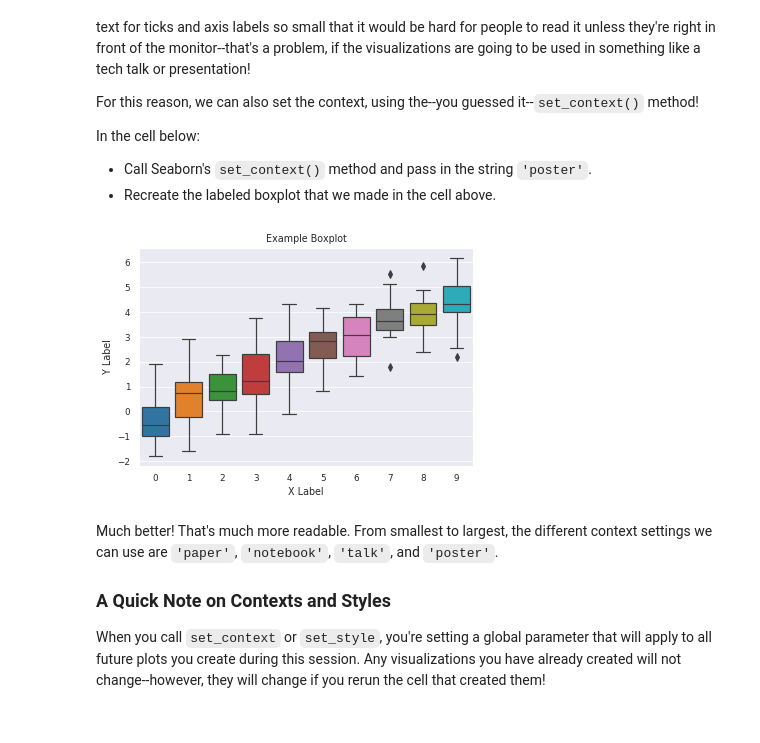
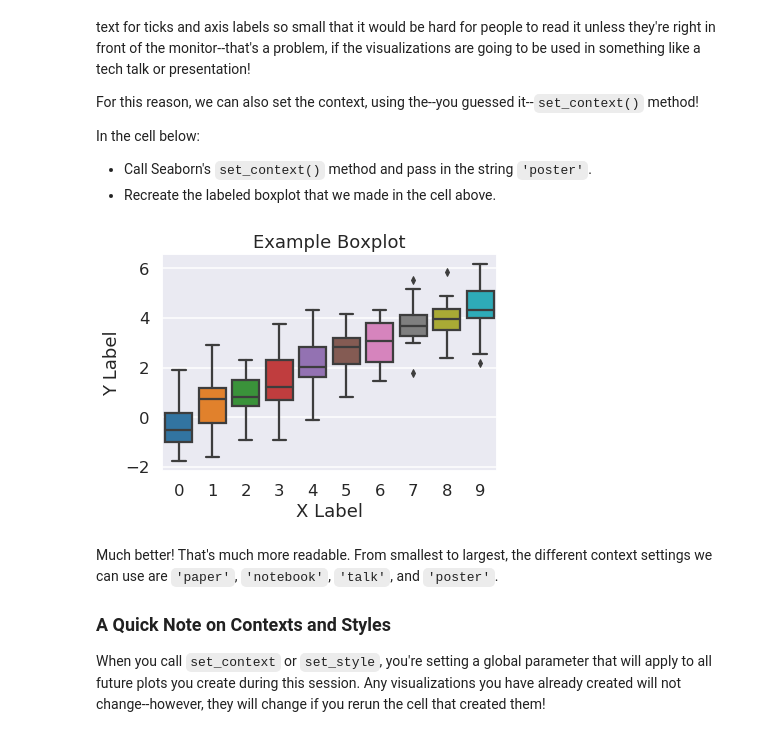
Before and after one commit to gywooo1/dsc-seaborn-lab-hbs-ds-060120, a Jupyter notebook: index.ipynb, the cells around one changed output. Cells and saved outputs as stored; diff of their text form; code cells hidden in the pictures.

```diff
--- a/index.ipynb
+++ b/index.ipynb
@@ -106,12 +106,12 @@ In the cell below:
 * Recreate the labeled boxplot that we made in the cell above.
 # %%
 # Your code here
-sns.set_context('paper')
+sns.set_context('talk')
 sns.set_style('darkgrid')
 boxplot = sns.boxplot(data = data)
 boxplot.set(xlabel = 'X Label', ylabel = 'Y Label', title = 'Example Boxplot');
 # %% [output]
-[figure, old version]
+[figure, new version]
 # %% [markdown]
 Much better! That's much more readable. From smallest to largest, the different context settings we can use are `'paper'`, `'notebook'`, `'talk'`, and `'poster'`.
 
```
